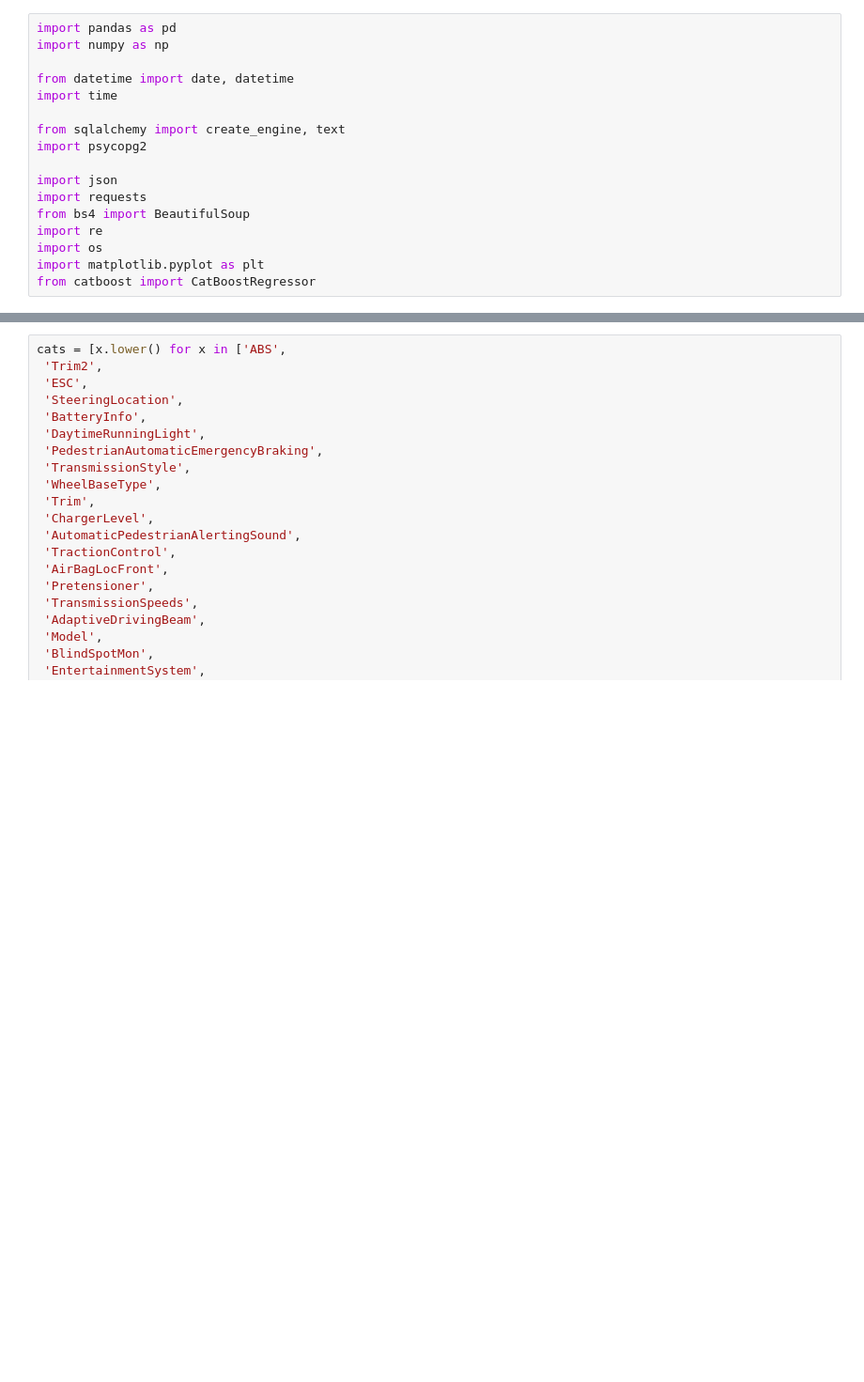
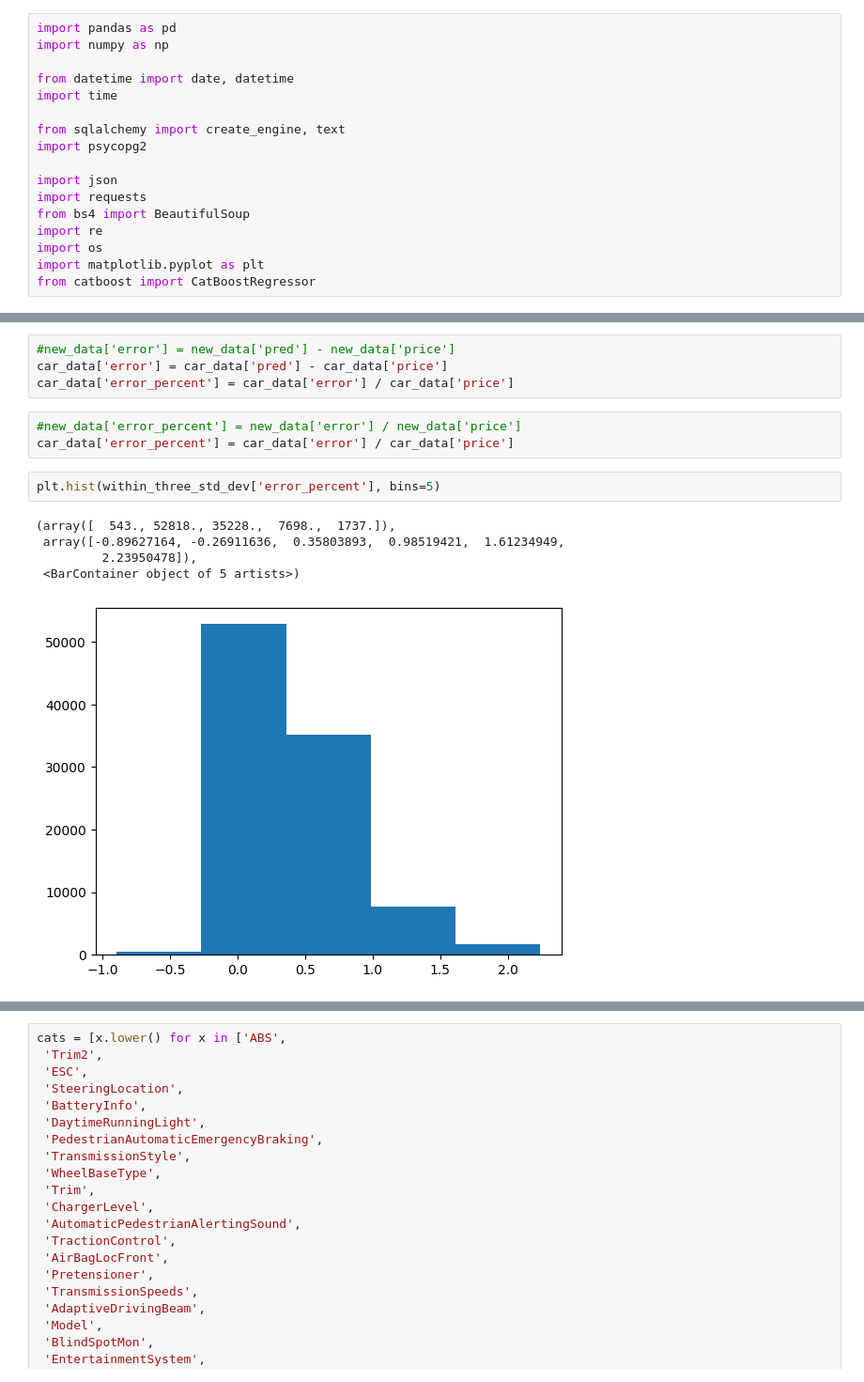
Before and after one commit to pgrts/car_proj, a Jupyter notebook: scraper/unique_combos-checkpoint.ipynb, the cells around one changed output, grey strips where cells are left out. Shown at 94% size. Cells and saved outputs as stored; diff of their text form; blank space fills up the shorter version.

```diff
--- a/scraper/unique_combos-checkpoint.ipynb
+++ b/scraper/unique_combos-checkpoint.ipynb
@@ -38,0 +1224,15 @@ new_data
+# %%
+#new_data['error'] = new_data['pred'] - new_data['price']
+car_data['error'] = car_data['pred'] - car_data['price']
+car_data['error_percent'] = car_data['error'] / car_data['price']
+# %%
+#new_data['error_percent'] = new_data['error'] / new_data['price']
+car_data['error_percent'] = car_data['error'] / car_data['price']
+# %%
+plt.hist(within_three_std_dev['error_percent'], bins=5)
+# %% [output]
+(array([  543., 52818., 35228.,  7698.,  1737.]),
+ array([-0.89627164, -0.26911636,  0.35803893,  0.98519421,  1.61234949,
+         2.23950478]),
+ <BarContainer object of 5 artists>)
+[figure, added]
```
Also changed, not shown: parts of 168 cells of this notebook, 18 other files.
